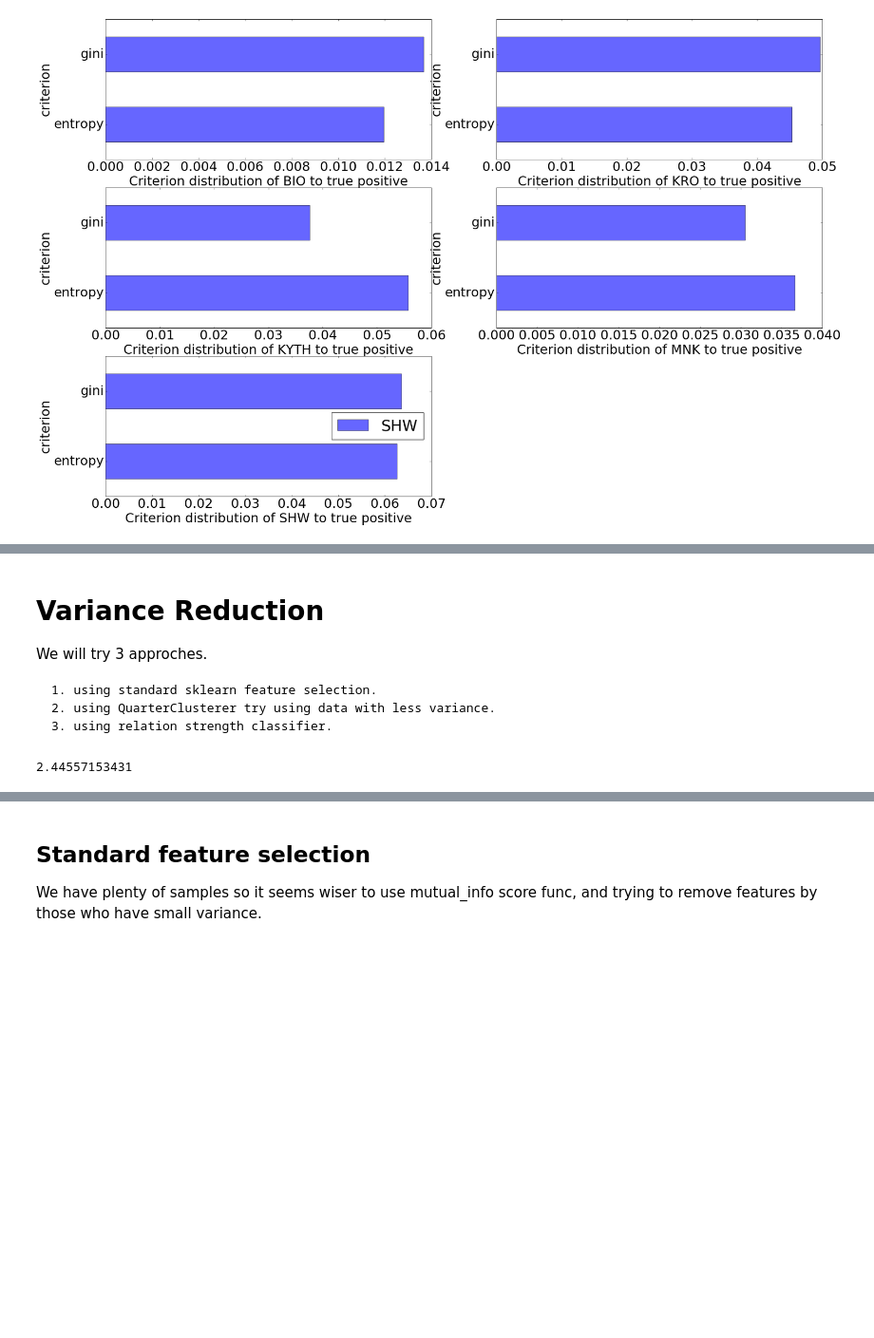
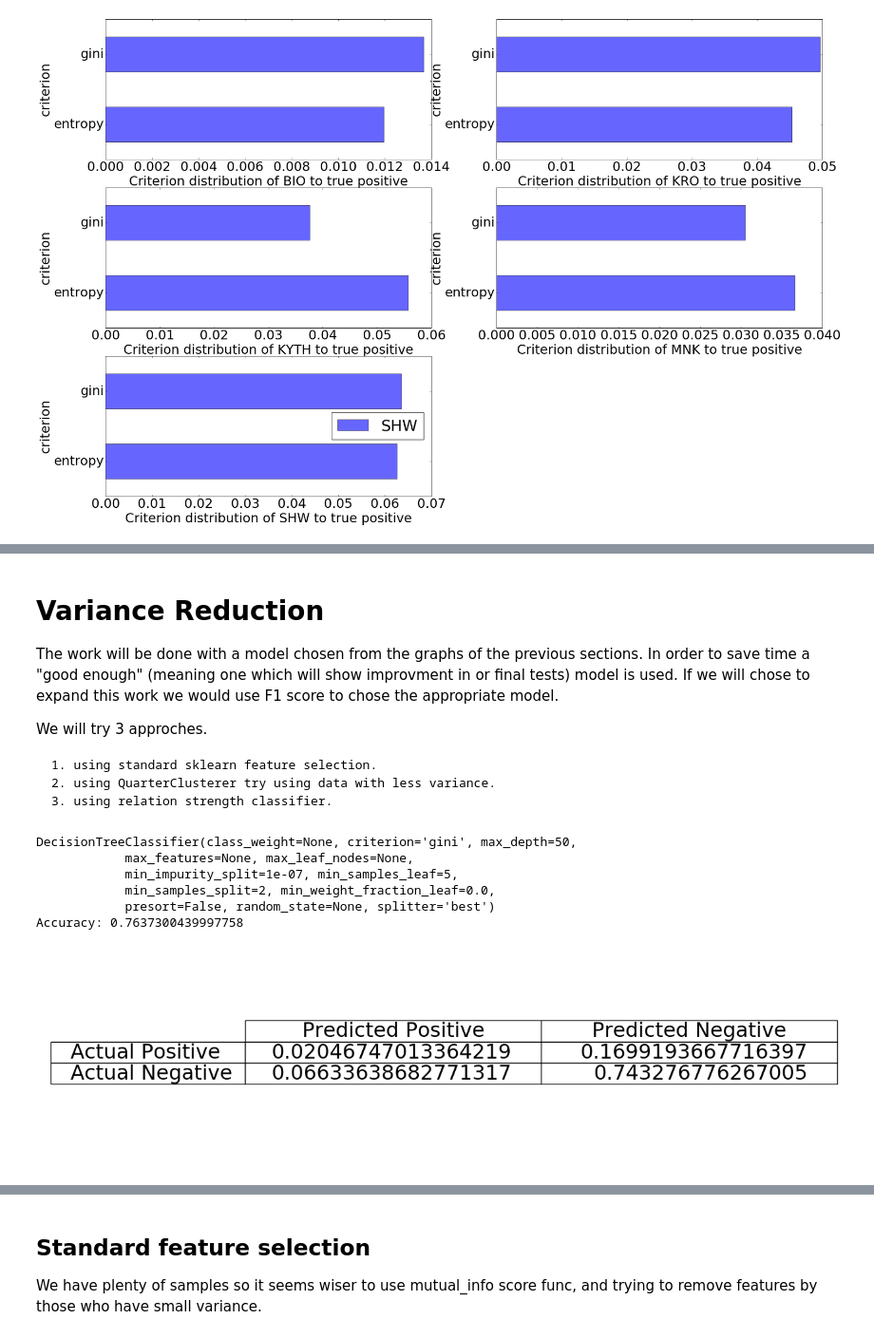
Before and after one commit to eytans/Stockifier, a Jupyter notebook: Decision Tree.ipynb, the cells around one changed output, grey strips where cells are left out. Shown at 95% size. Cells and saved outputs as stored; diff of their text form; code cells hidden in the pictures; blank space fills up the shorter version.

Commit message:
notebooks: Desicion tree update
Signed-off-by: eytan <eytan.singher@gmail.com>

```diff
--- a/Decision Tree.ipynb
+++ b/Decision Tree.ipynb
@@ -462,5 +323,7 @@ Accuracy: 0.7968916793618028
 # %% [markdown]
 # Variance Reduction
+The work will be done with a model chosen from the graphs of the previous sections. In order to save time a "good enough" (meaning one which will show improvment in or final tests) model is used. If we will chose to expand this work we would use F1 score to chose the appropriate model.
+
 We will try 3 approches.
 
     1. using standard sklearn feature selection.
@@ -472,4 +332,19 @@ accs = run_model(sklearn.tree.DecisionTreeClassifier())
-# %%
-print(sum(accs.values()))
-# %% [output]
-2.44557153431
+# %%
+import sklearn.tree
+criterion = "gini"
+max_depth = 50
+minimum_samples_leaf = 5 # maybe try 20 also but prefer lower accuracy for better true accuracy
+model = sklearn.tree.DecisionTreeClassifier(criterion=criterion, max_depth=max_depth, min_samples_leaf=minimum_samples_leaf)
+accs = run_model_t(model)
+# %%
+concated_accs = ConfusionMatrix.concat(*list(accs.values()))
+# %%
+concated_accs.plot()
+# %% [output]
+DecisionTreeClassifier(class_weight=None, criterion='gini', max_depth=50,
+            max_features=None, max_leaf_nodes=None,
+            min_impurity_split=1e-07, min_samples_leaf=5,
+            min_samples_split=2, min_weight_fraction_leaf=0.0,
+            presort=False, random_state=None, splitter='best')
+Accuracy: 0.7637300439997758
+[figure, added]
```
Also changed, not shown: parts of 32 cells of this notebook.
